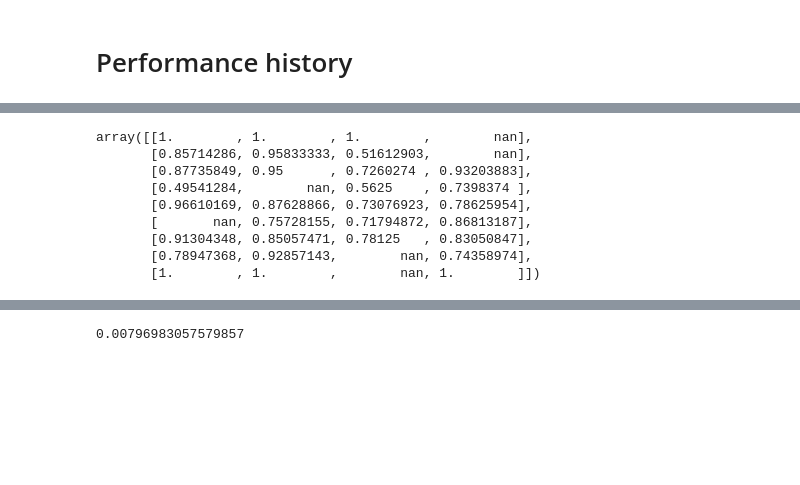
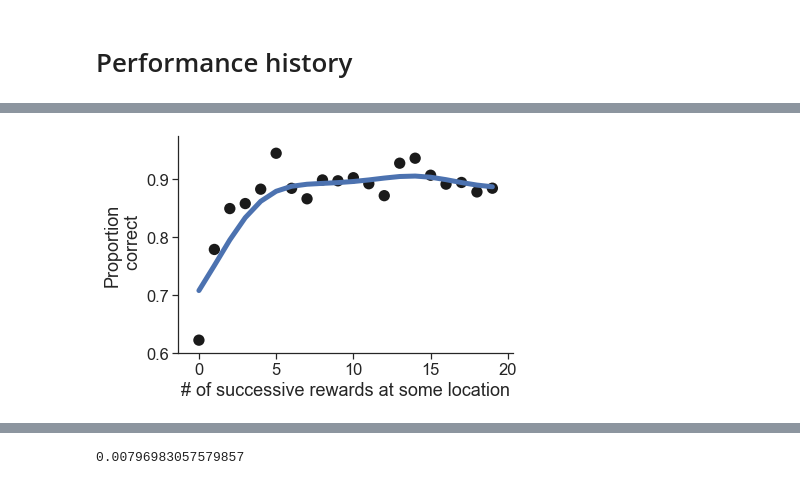
Before and after one commit to yves-weissenberger/line_loop, a Jupyter notebook: project_notebooks/line_loop/analyse_line_loop_NAVI.ipynb, the cells around one changed output, grey strips where cells are left out. Cells and saved outputs as stored; diff of their text form; code cells hidden in the pictures; blank space fills up the shorter version.

```diff
--- a/project_notebooks/line_loop/analyse_line_loop_NAVI.ipynb
+++ b/project_notebooks/line_loop/analyse_line_loop_NAVI.ipynb
@@ -423,12 +334,0 @@ NEXTREW!!!!!!!!!
-# %%
-all_perf/all_ctr
-# %% [output]
-array([[1.        , 1.        , 1.        ,        nan],
-       [0.85714286, 0.95833333, 0.51612903,        nan],
-       [0.87735849, 0.95      , 0.7260274 , 0.93203883],
-       [0.49541284,        nan, 0.5625    , 0.7398374 ],
-       [0.96610169, 0.87628866, 0.73076923, 0.78625954],
-       [       nan, 0.75728155, 0.71794872, 0.86813187],
-       [0.91304348, 0.85057471, 0.78125   , 0.83050847],
-       [0.78947368, 0.92857143,        nan, 0.74358974],
-       [1.        , 1.        ,        nan, 1.        ]])
@@ -434,0 +337,10 @@ array([[1.        , 1.        , 1.        ,        nan],
+# %%
+sess_perf = [np.nanmean(i) for i in perf_stuff]
+plt.plot(gaussian_filter1d(sess_perf,2.25,mode='nearest'),linewidth=5)
+plt.scatter(range(len(sess_perf)),sess_perf,color='k',s=128,edgecolors='none')
+plt.xlabel("# of successive rewards at some location")
+plt.ylabel("Proportion\n correct")
+plt.ylim(.6,.975)
+seaborn.despine()
+# %% [output]
+[figure, added]
```
Also changed, not shown: parts of 24 cells of this notebook, 16 other files.
